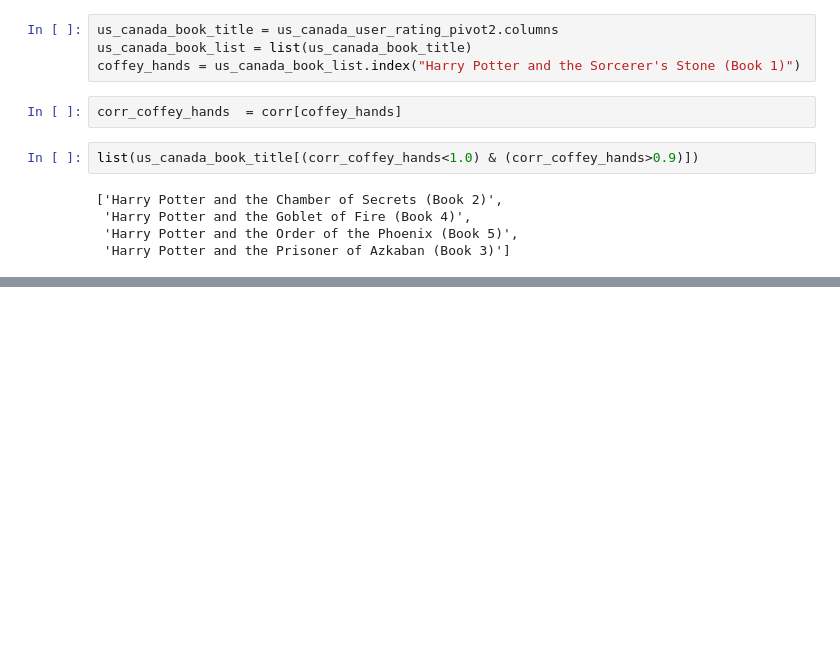
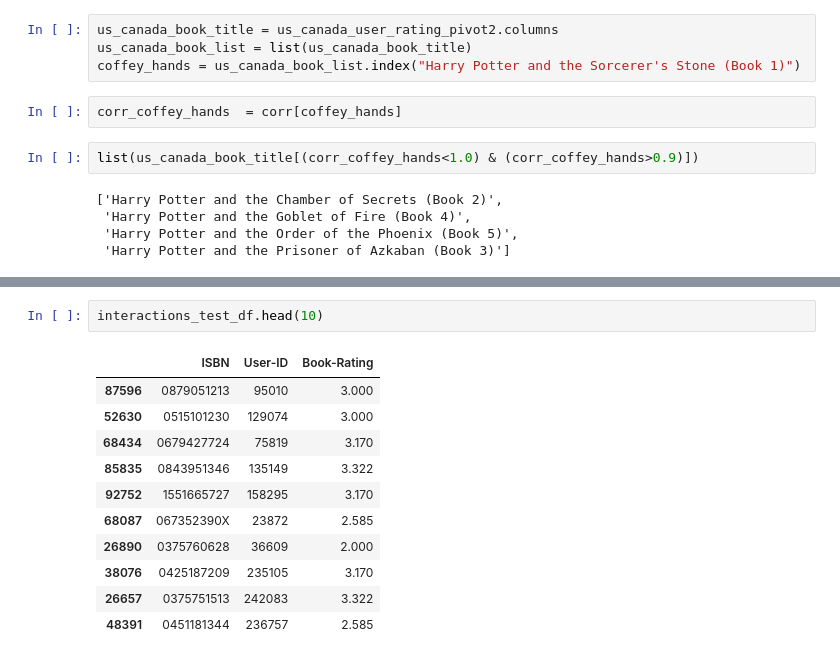
Before and after one commit to himanshu302002/Unsupervised-ML-, a Jupyter notebook: Capstone_Project_on_Unsupervised(ML)_For_Book_Recommendation_System.ipynb, the cells around one changed output, grey strips where cells are left out. Drawn from its saved outputs; the diff is of its cells as text; blank space fills up the shorter version.

```diff
--- a/Capstone_Project_on_Unsupervised(ML)_For_Book_Recommendation_System.ipynb
+++ b/Capstone_Project_on_Unsupervised(ML)_For_Book_Recommendation_System.ipynb
@@ -1190,0 +1271,14 @@ list(us_canada_book_title[(corr_coffey_hands<1.0) & (corr_coffey_hands>0.9)])
+# %%
+interactions_test_df.head(10)
+# %% [output]
+|  | ISBN | User-ID | Book-Rating |
+| 87596 | 0879051213 | 95010 | 3.000 |
+| 52630 | 0515101230 | 129074 | 3.000 |
+| 68434 | 0679427724 | 75819 | 3.170 |
+| 85835 | 0843951346 | 135149 | 3.322 |
+| 92752 | 1551665727 | 158295 | 3.170 |
+| 68087 | 067352390X | 23872 | 2.585 |
+| 26890 | 0375760628 | 36609 | 2.000 |
+| 38076 | 0425187209 | 235105 | 3.170 |
+| 26657 | 0375751513 | 242083 | 3.322 |
+| 48391 | 0451181344 | 236757 | 2.585 |
```
Also changed, not shown: parts of 23 cells of this notebook.
